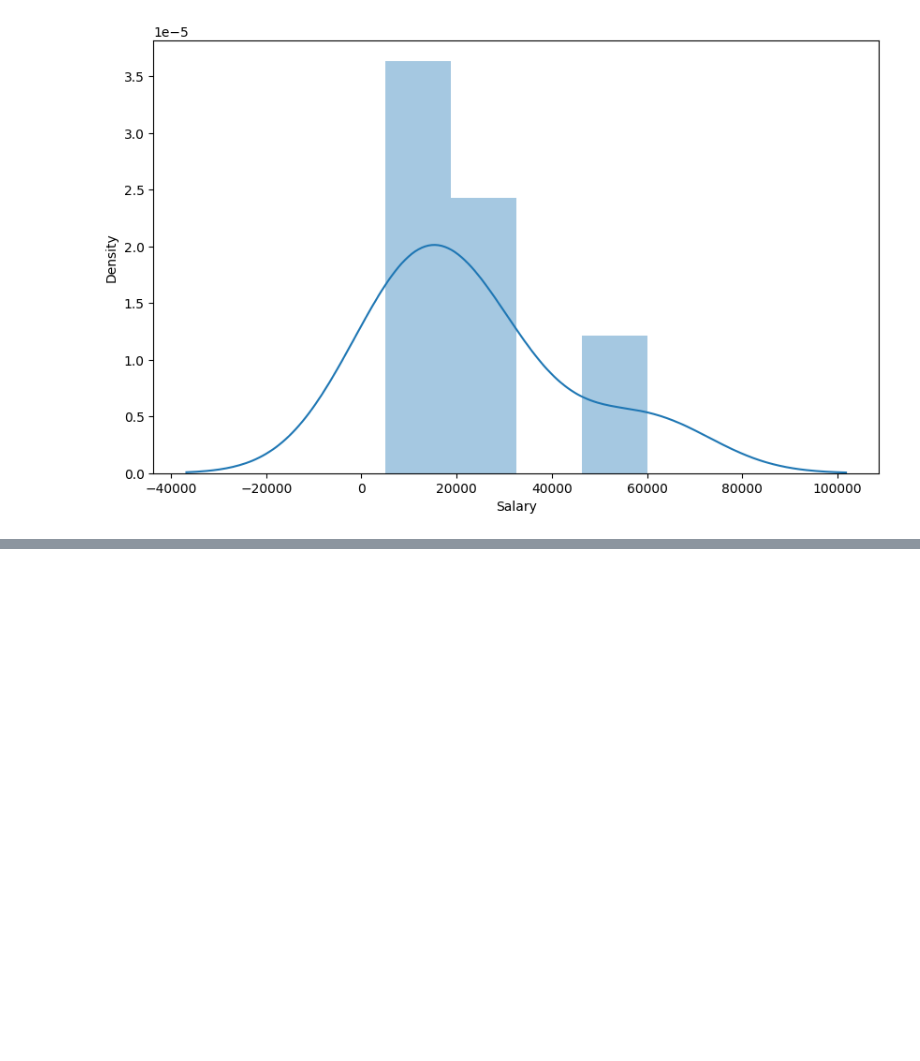
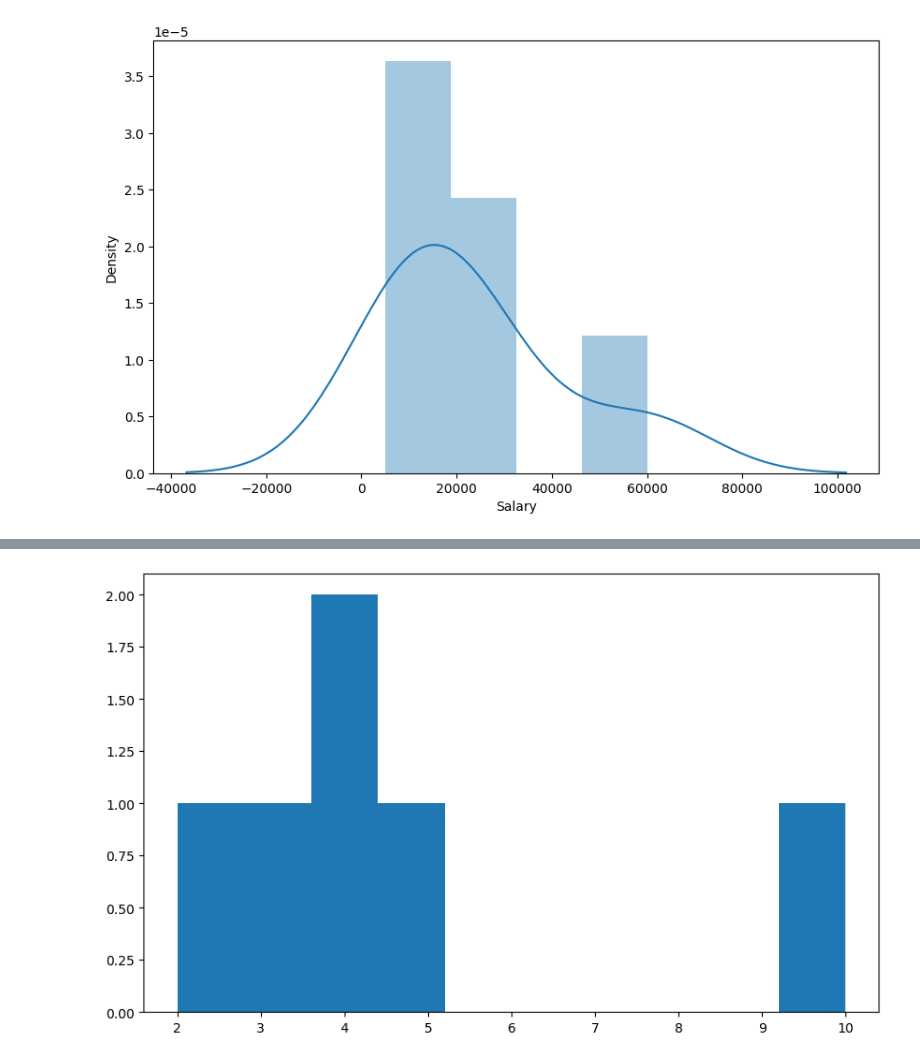
Before and after one commit to sbborusu/530pm_Agentic_Ai_Batch_7thApril, a Jupyter notebook: EDA_Classwork.ipynb, the cells around one changed output, grey strips where cells are left out. Cells and saved outputs as stored; diff of their text form; code cells hidden in the pictures; blank space fills up the shorter version.

```diff
--- a/EDA_Classwork.ipynb
+++ b/EDA_Classwork.ipynb
@@ -406,0 +411,4 @@ vis1 = sns.distplot(cleaned_data['Salary'])
+# %%
+vis3 = plt.hist(cleaned_data['Exp'])
+# %% [output]
+[figure, added]
```
Also changed, not shown: parts of 2 cells of this notebook.
